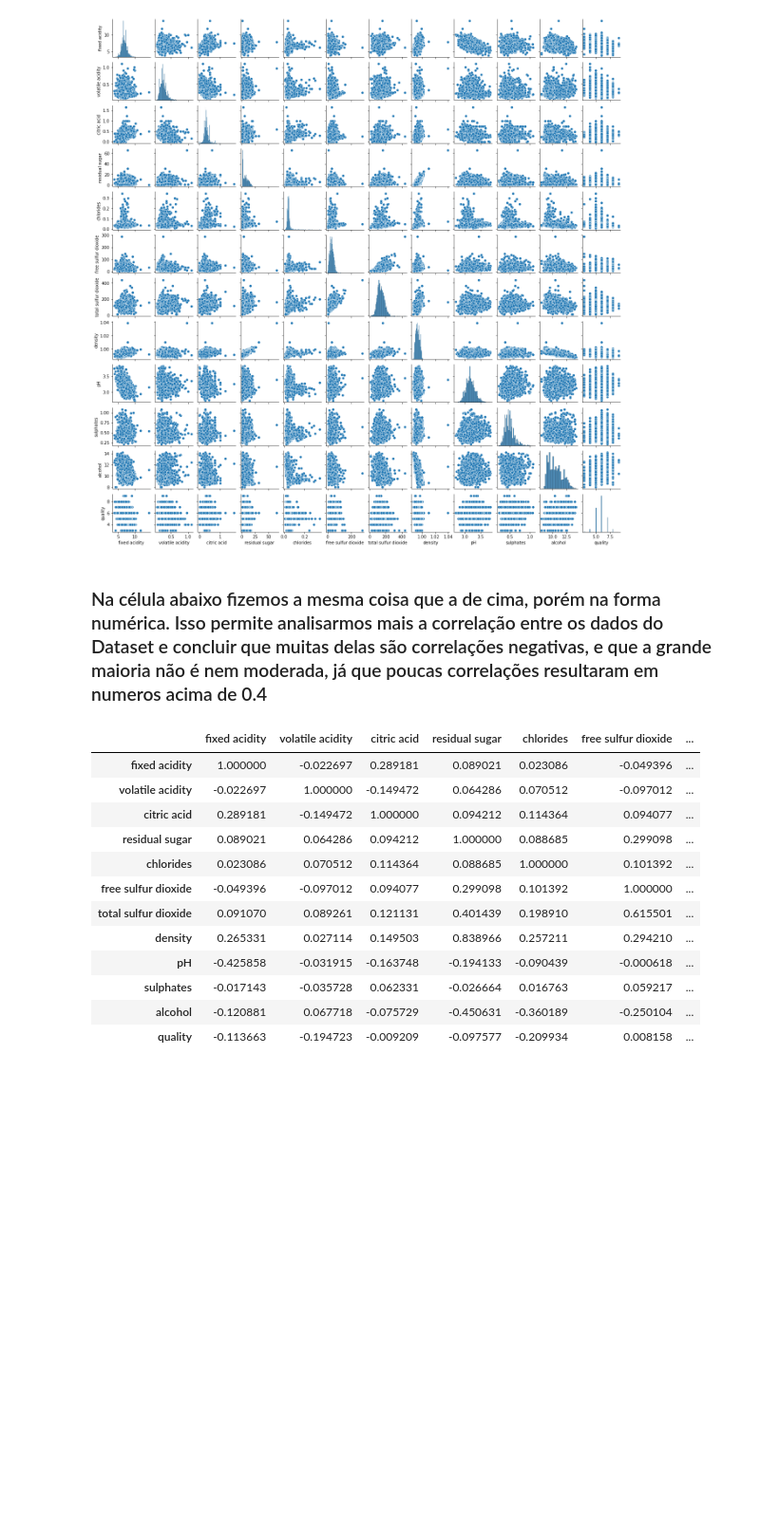
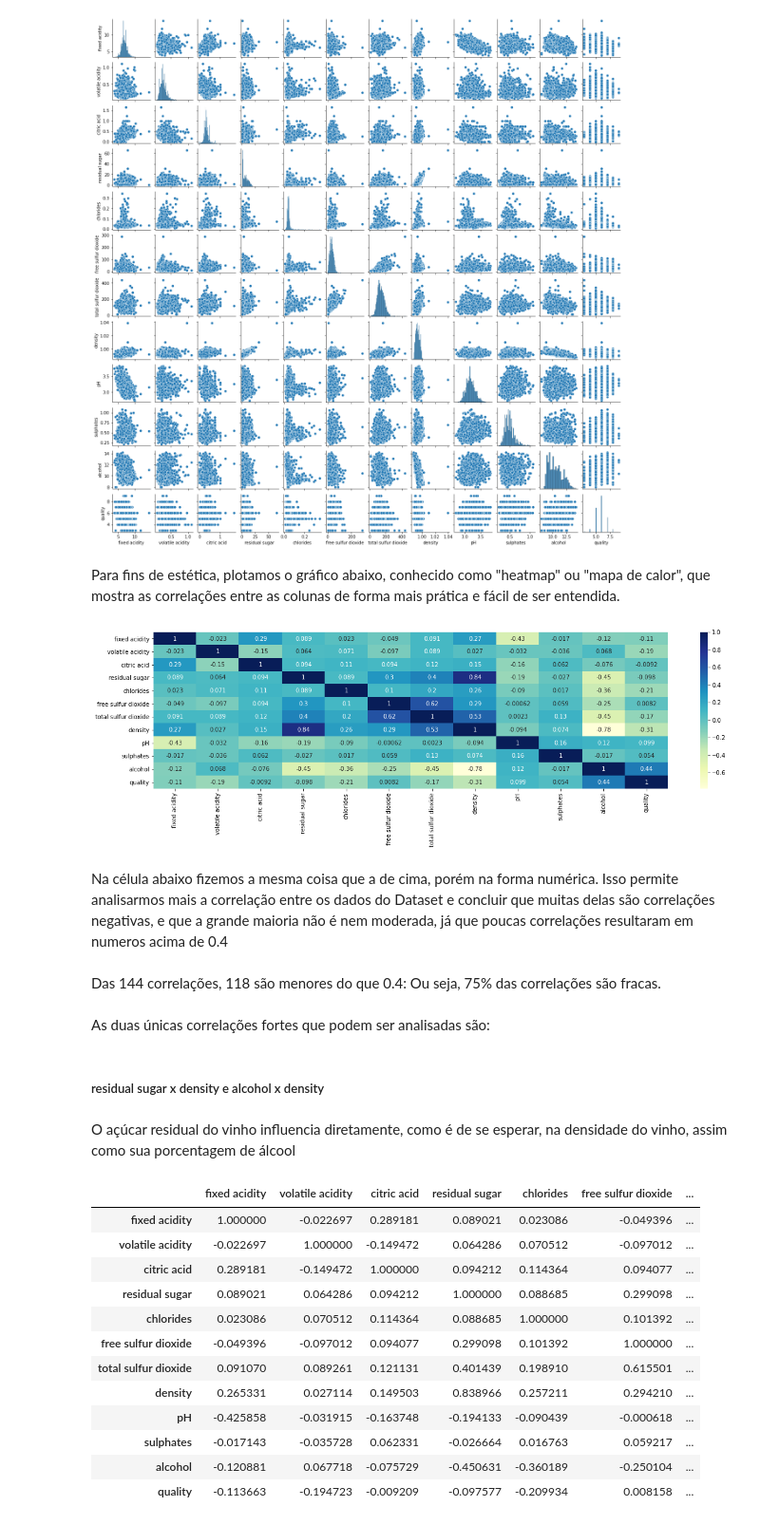
Before and after one commit to BarbosaGabriel1110/Projeto-2-CDADOS, a Jupyter notebook: Projeto 2 CDados.ipynb, the cells around one changed output. Shown at 95% size. Drawn from its saved outputs; the diff is of its cells as text; code cells hidden in the pictures; blank space fills up the shorter version.

Commit message:
Adição do método KNN, ajustando gráficos e adicionando alguns!

```diff
--- a/Projeto 2 CDados.ipynb
+++ b/Projeto 2 CDados.ipynb
@@ -84,8 +86,25 @@ import seaborn as sns
 sns.pairplot(dados1, height=1.5);
 # %% [output]
 [figure]
+# %% [markdown]
+Para fins de estética, plotamos o gráfico abaixo, conhecido como "heatmap" ou "mapa de calor", que mostra as correlações entre as colunas de forma mais prática e fácil de ser entendida.
+# %%
+plt.figure(figsize = (20,5))
+dataplot = sb.heatmap(dados1.corr(), cmap="YlGnBu", annot=True)
+plt.show()
+# %% [output]
+[figure, added]
 # %% [markdown]
-### Na célula abaixo fizemos a mesma coisa que a de cima, porém na forma numérica. Isso permite analisarmos mais a correlação entre os dados do Dataset e concluir que muitas delas são correlações negativas, e que a grande maioria não é nem moderada, já que poucas correlações resultaram em numeros acima de 0.4
+Na célula abaixo fizemos a mesma coisa que a de cima, porém na forma numérica. Isso permite analisarmos mais a correlação entre os dados do Dataset e concluir que muitas delas são correlações negativas, e que a grande maioria não é nem moderada, já que poucas correlações resultaram em numeros acima de 0.4
+# %% [markdown]
+Das 144 correlações, 118 são menores do que 0.4:
+Ou seja, 75% das correlações são fracas.
+# %% [markdown]
+As duas únicas correlações fortes que podem ser analisadas são:
+# %% [markdown]
+##### residual sugar x density e alcohol x density
+# %% [markdown]
+O açúcar residual do vinho influencia diretamente, como é de se esperar, na densidade do vinho, assim como sua porcentagem de álcool
 # %%
 dados1.corr()
 # %% [output]
```
Also changed, not shown: parts of 10 cells of this notebook.
